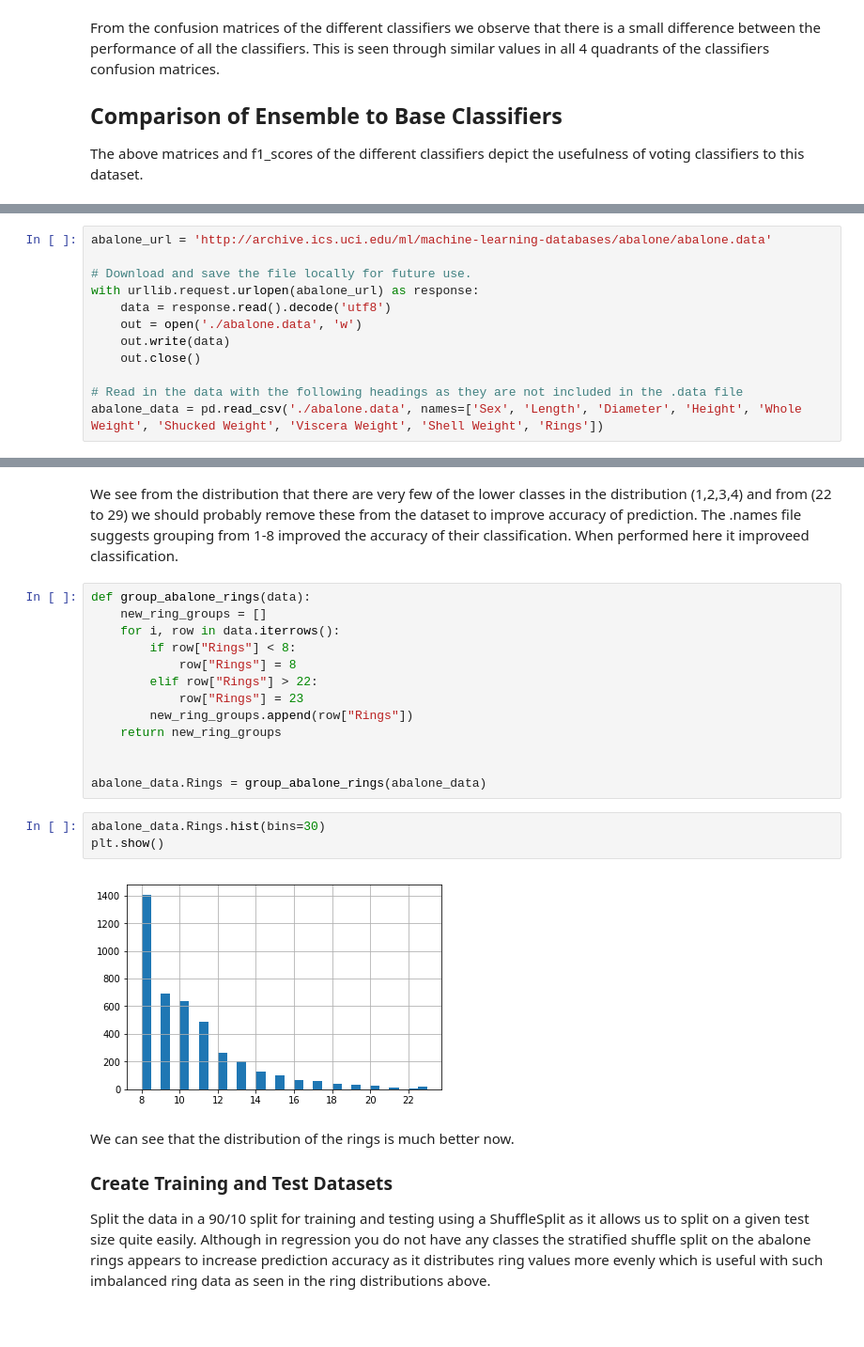
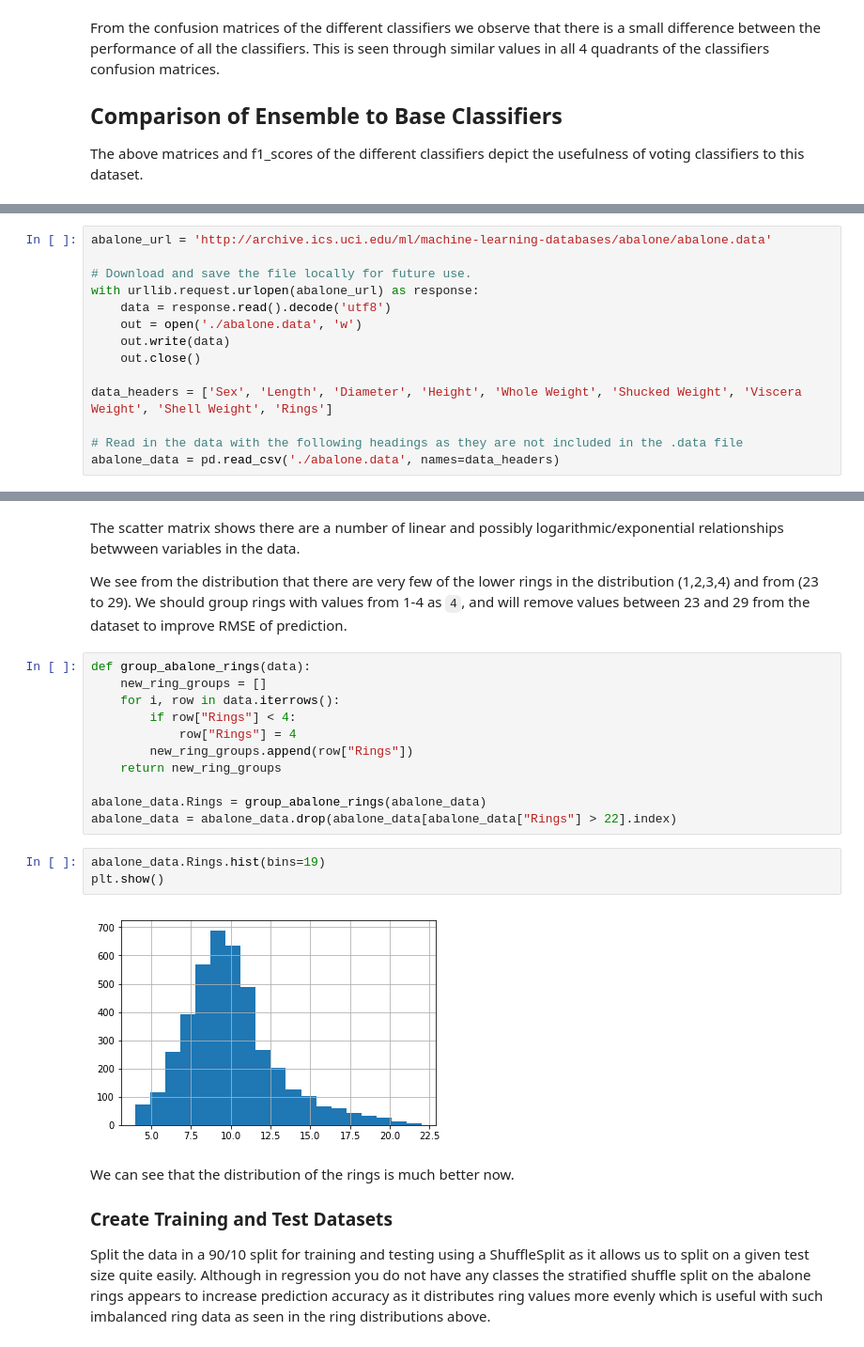
Before and after one commit to SamuelHeath/handson-ml, a Jupyter notebook: labs/lab4/lab04.ipynb, the cells around one changed output, grey strips where cells are left out. Shown at 94% size. Cells and saved outputs as stored; diff of their text form; blank space fills up the shorter version.

```diff
--- a/labs/lab4/lab04.ipynb
+++ b/labs/lab4/lab04.ipynb
@@ -230,6 +243,8 @@ with urllib.request.urlopen(abalone_url) as response:
     out.write(data)
     out.close()
 
+data_headers = ['Sex', 'Length', 'Diameter', 'Height', 'Whole Weight', 'Shucked Weight', 'Viscera Weight', 'Shell Weight', 'Rings']
+
 # Read in the data with the following headings as they are not included in the .data file
-abalone_data = pd.read_csv('./abalone.data', names=['Sex', 'Length', 'Diameter', 'Height', 'Whole Weight', 'Shucked Weight', 'Viscera Weight', 'Shell Weight', 'Rings'])
+abalone_data = pd.read_csv('./abalone.data', names=data_headers)
 # %% [markdown]
@@ -267,23 +292,23 @@ plt.show()
 # %% [markdown]
-We see from the distribution that there are very few of the lower classes in the distribution (1,2,3,4) and from (22 to 29) we should probably remove these from the dataset to improve accuracy of prediction. The .names file suggests grouping from 1-8 improved the accuracy of their classification. When performed here it improveed classification.
+The scatter matrix shows there are a number of linear and possibly logarithmic/exponential relationships betwween variables in the data.
+
+We see from the distribution that there are very few of the lower rings in the distribution (1,2,3,4) and from (23 to 29). We should group rings with values from 1-4 as `4`, and will remove values between 23 and 29 from the dataset to improve RMSE of prediction.
 # %%
 def group_abalone_rings(data):
     new_ring_groups = []
     for i, row in data.iterrows():
-        if row["Rings"] < 8:
-            row["Rings"] = 8
-        elif row["Rings"] > 22:
-            row["Rings"] = 23
+        if row["Rings"] < 4:
+            row["Rings"] = 4
         new_ring_groups.append(row["Rings"])
     return new_ring_groups
 
-
 abalone_data.Rings = group_abalone_rings(abalone_data)
+abalone_data = abalone_data.drop(abalone_data[abalone_data["Rings"] > 22].index)
 # %%
-abalone_data.Rings.hist(bins=30)
+abalone_data.Rings.hist(bins=19)
 plt.show()
 # %% [output]
-[figure, old version]
+[figure, new version]
 # %% [markdown]
 We can see that the distribution of the rings is much better now.
 
```
Also changed, not shown: parts of 37 cells of this notebook.
